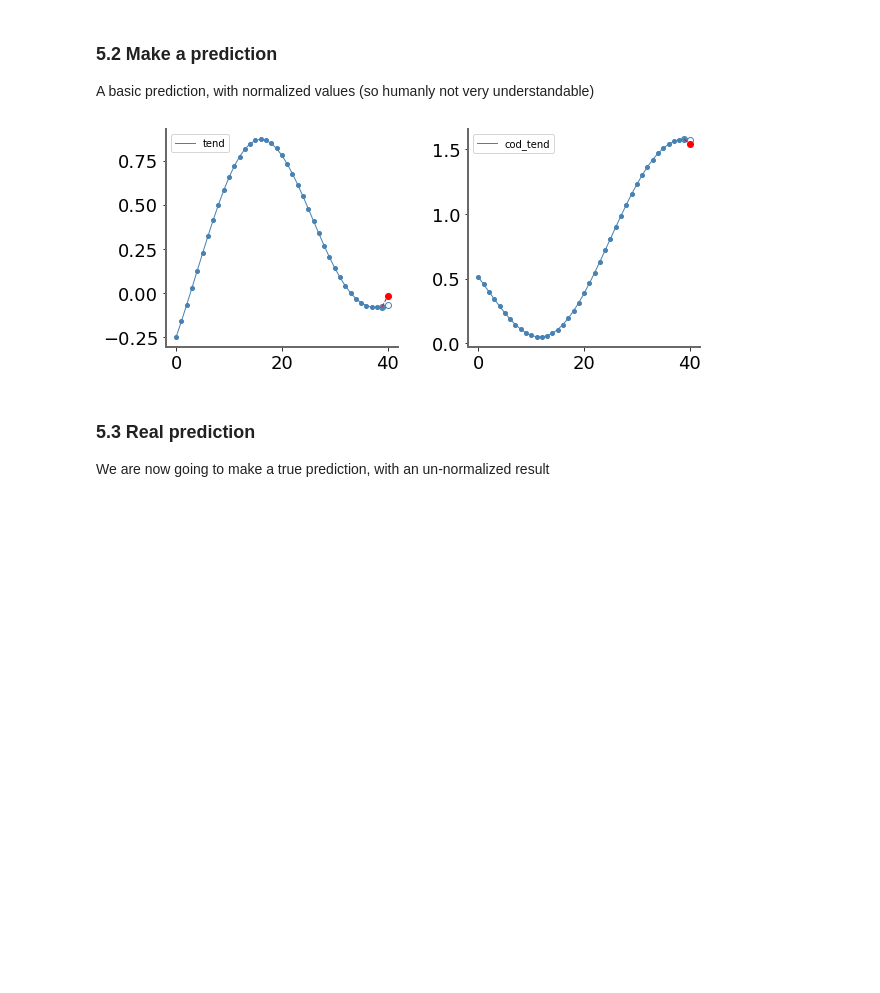
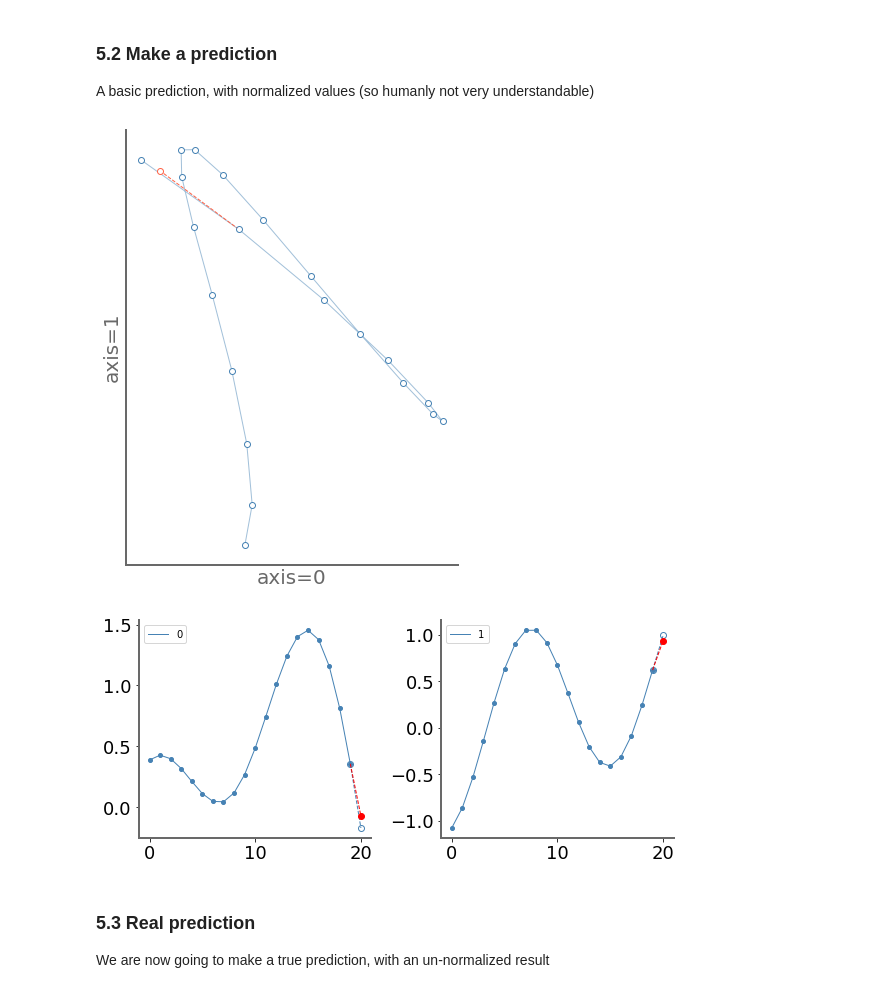
Before and after one commit to Jean-Christ1/Deep-Learning-with-Keras-and-Tensorflow, a Jupyter notebook: SYNOP/00-Beta-series.ipynb, the cells around one changed output. Saved outputs shown, nothing was run; the diff lists cells and outputs as text; code cells hidden in the pictures; blank space fills up the shorter version.

Commit message:
Update RNN and add plot 2d stuff

```diff
--- a/SYNOP/00-Beta-series.ipynb
+++ b/SYNOP/00-Beta-series.ipynb
@@ -79,33 +79,34 @@ pwk.override('scale', 'train_prop', 'sequence_len', 'batch_size', 'epochs')
 ## Step 2 - Generation of a fun dataset
 ### 2.1 - Moving our ladybug
 # %%
-def lady_move(t):
+def ladybug_init(s=122):
 
-    # ---- Init parameters (first time)
-    #
-    if t==0:
-        lady_move.params_x=[ random.gauss(.2,.5) for u in range(8)]
-        lady_move.params_y=[ random.gauss(.2,.5) for u in range(8)]
+    if s>0 : random.seed(s)
+    ladybug_init.params_x = [ random.gauss(0.,1.) for u in range(8)]
+    ladybug_init.params_y = [ random.gauss(0.,1.) for u in range(8)]
 
-    # --- Retrieve parameters
-    #
-    [ax1, ax2, ax3, ax4, kx1, kx2, kx3, kx4] = lady_move.params_x
-    [ay1, ay2, ay3, ay4, ky1, ky2, ky3, ky4] = lady_move.params_y
+def ladybug_move(t):
+    k=0.5
+    [ax1, ax2, ax3, ax4, kx1, kx2, kx3, kx4] = ladybug_init.params_x
+    [ay1, ay2, ay3, ay4, ky1, ky2, ky3, ky4] = ladybug_init.params_y
 
-    dx = ( ax1*sin(t*pi/kx1) + ax2*cos(t*pi/kx2) + ax3*sin(t*pi/kx3) + ax4*cos(t*pi/kx4) )/20
-    dy = ( ay1*sin(t*pi/ky1) + ay2*cos(t*pi/ky2) + ay3*sin(t*pi/ky3) + ay4*cos(t*pi/ky4) )/20
-    return dx,dy
+    x = ax1*sin(t*(kx1+20)) + ax2*cos(t*(kx2+10)) + ax3*sin(t*(kx3+5)) + ax4*cos(t*(kx4+5))
+    y = ay1*cos(t*(ky1+20)) + ay2*sin(t*(ky2+10)) + ay3*cos(t*(ky3+5)) + ay4*sin(t*(ky4+5))
+
+
+    return x,y
 # %% [markdown]
 ### 2.2 - Get some positions, and build dataset
 # %%
 # ---- Get positions
 #
+ladybug_init(s=16)
 x,y = 0,0
 positions=[]
 for t in np.arange(0., max_t, delta_t):
     positions.append([x,y])
-    dx,dy = lady_move(t)
-    (x,y) = (x+dx, y+dy)
+    x,y = ladybug_move(t)
+#     (x,y) = (x+dx, y+dy)
 
 # ---- Build dataset
 #
@@ -295,15 +274,18 @@ A basic prediction, with normalized values (so humanly not very understandable)
 # %%
 s=random.randint(0,len(x_test)-sequence_len)
 
 sequence      = x_test[s:s+sequence_len]
 sequence_true = x_test[s:s+sequence_len+1]
 
-pred = loaded_model.predict( np.array([sequence]) )
+sequence_pred = loaded_model.predict( np.array([sequence]) )
+
+pwk.plot_2d_segment(sequence_true, sequence_pred)
 
 # ---- Show result
-pwk.plot_multivariate_serie(sequence_true, predictions=pred, labels=features, save_as='02-prediction-norm')
+pwk.plot_multivariate_serie(sequence_true, predictions=sequence_pred, save_as='02-prediction-norm')
 # %% [output]
-[figure, old version]
+[figure, new version]
+[figure, added]
 # %% [markdown]
 ### 5.3 Real prediction
 We are now going to make a true prediction, with an un-normalized result
```
Also changed, not shown: parts of 15 cells of this notebook, 2 other files.
